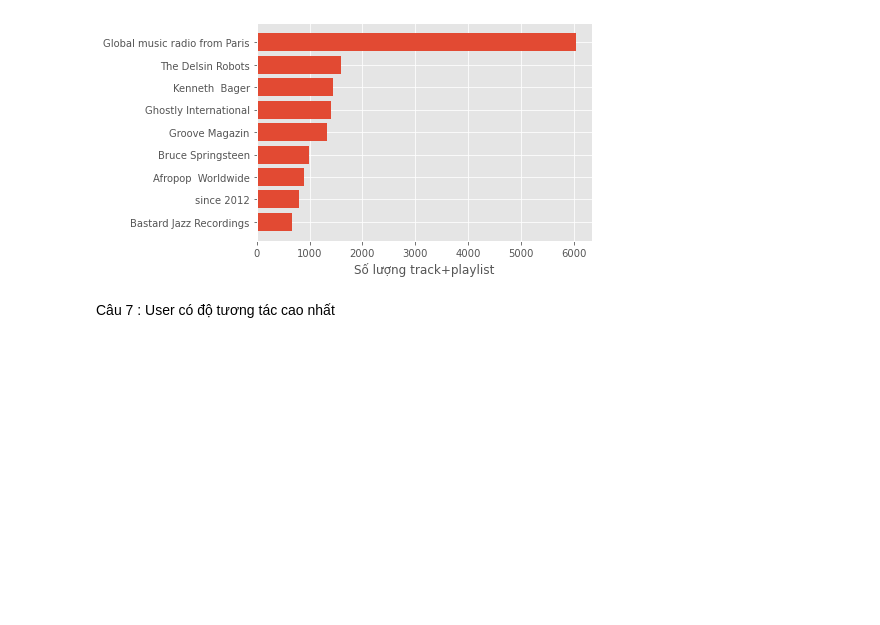
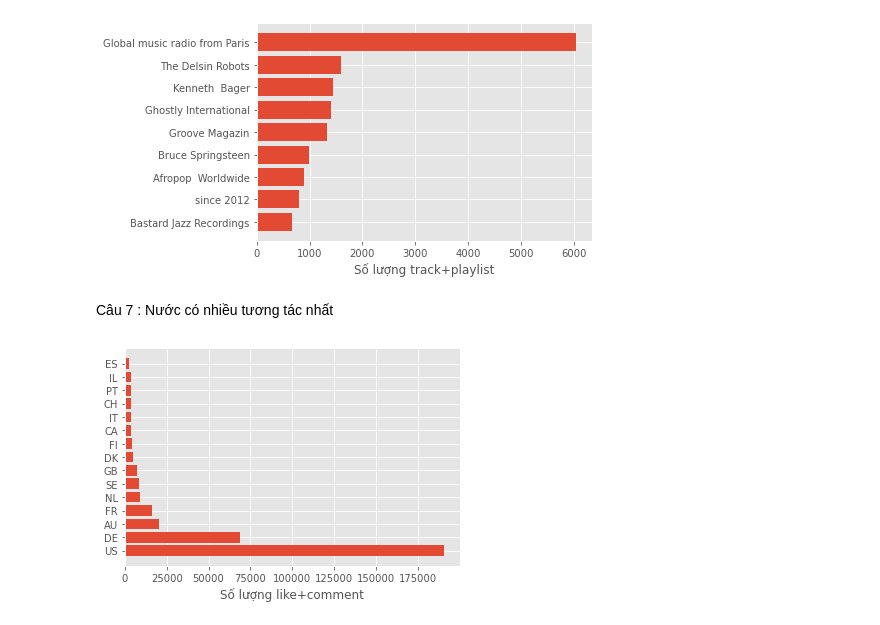
Before and after one commit to TrongPhuoc001/ds-project2, a Jupyter notebook: project2.ipynb, the cells around one changed output. Saved outputs shown, nothing was run; the diff lists cells and outputs as text; code cells hidden in the pictures; blank space fills up the shorter version.

```diff
--- a/project2.ipynb
+++ b/project2.ipynb
@@ -254,4 +253,19 @@ id
 1961056   Global music radio from Paris              96         5933   6029
 [figure]
 # %% [markdown]
-Câu 7 : User có độ tương tác cao nhất
+Câu 7 : Nước có nhiều tương tác nhất
+# %%
+temp_df = user_df[['country_code','comments_count','likes_count']]
+temp_df = temp_df.dropna()
+set_country = set(temp_df['country_code'])
+result={}
+for country in set_country:
+    temp2_df = temp_df[temp_df['country_code']==country]
+    result[country] = sum(temp2_df['comments_count'])+sum(temp2_df['likes_count'])
+result=dict(sorted(result.items(), key=lambda item: item[1], reverse=True)[:15])
+plt.barh(list(result.keys()),result.values())
+plt.xlabel('Số lượng like+comment')
+plt.style.use('ggplot')
+plt.show()
+# %% [output]
+[figure, added]
```
Also changed, not shown: parts of 3 cells of this notebook.
